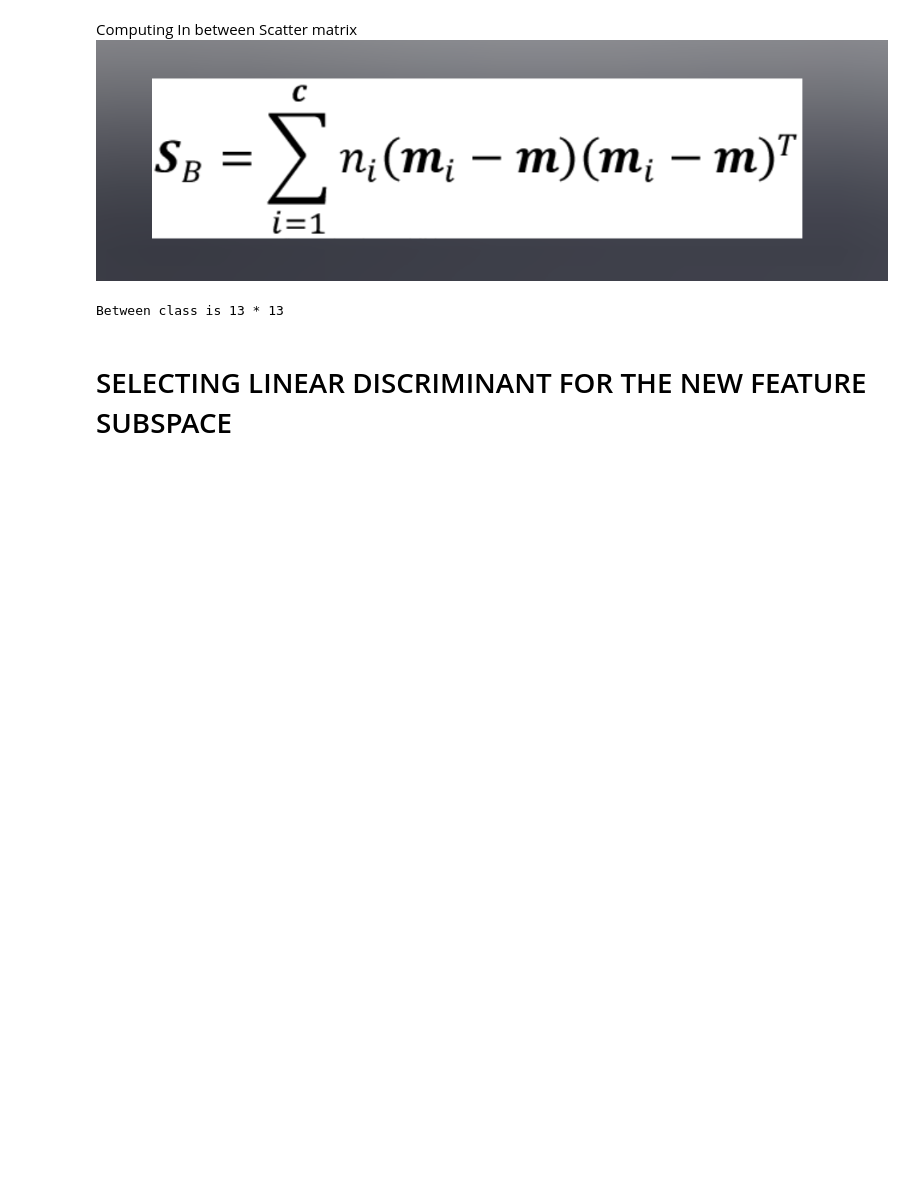
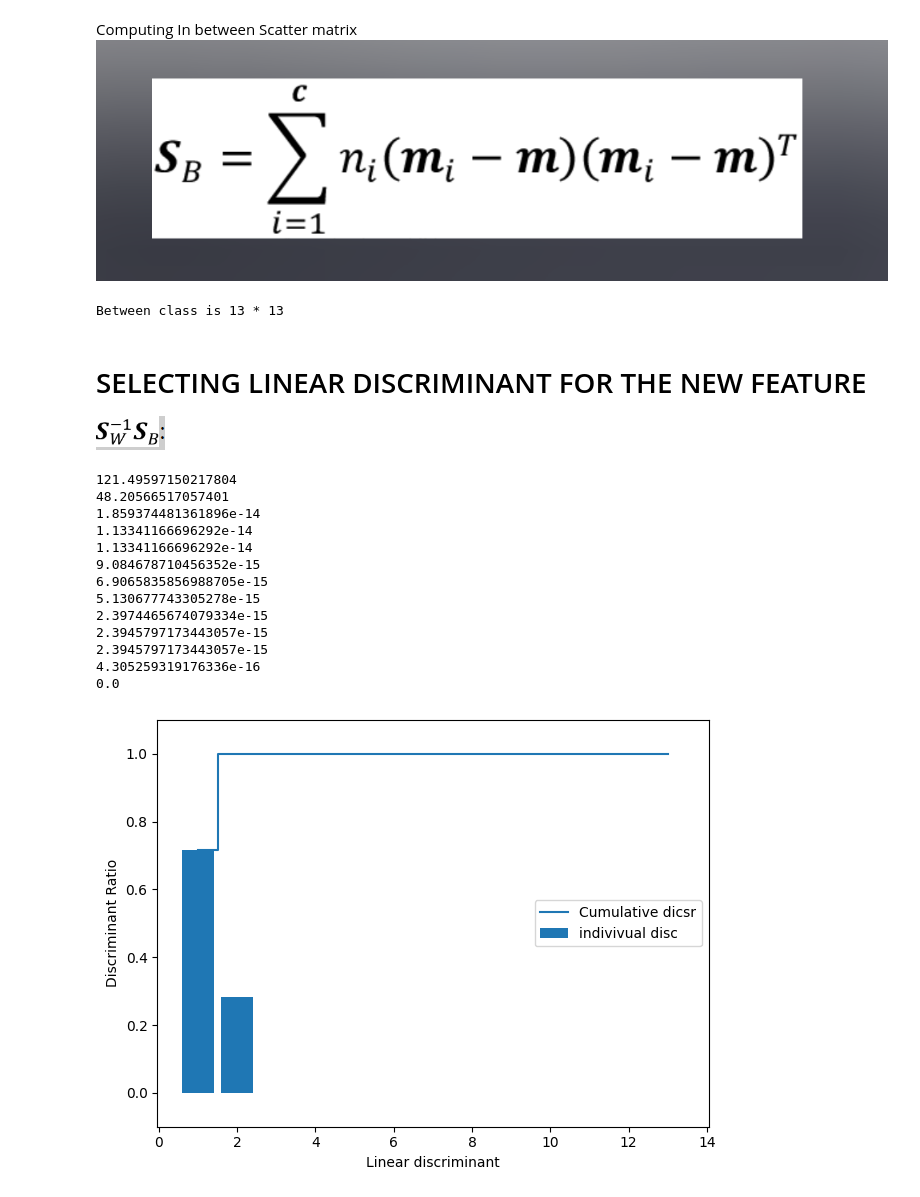
Before and after one commit to Wizard-hash2/Dimensionality-Reduction, a Jupyter notebook: Linear_discrim_analysi.ipynb, the cells around one changed output. Saved outputs shown, nothing was run; the diff lists cells and outputs as text; code cells hidden in the pictures; blank space fills up the shorter version.

```diff
--- a/Linear_discrim_analysi.ipynb
+++ b/Linear_discrim_analysi.ipynb
@@ -95,4 +95,44 @@ print(f'Between class is {S_B.shape[0]} * {S_B.shape[1]} ')
 # %% [output]
 Between class is 13 * 13
 # %% [markdown]
-# SELECTING LINEAR DISCRIMINANT FOR THE NEW FEATURE SUBSPACE
+# SELECTING LINEAR DISCRIMINANT FOR THE NEW FEATURE
+![image.png](attachment:image.png)
+# %%
+import matplotlib.pyplot as plt
+
+eigen_vals, eigen_vecs = np.linalg.eig(np.linalg.inv(S_w).dot(S_B))
+eigen_pairs = [(np.abs(eigen_vals[i]), eigen_vecs[:,i]) for i in range(len(eigen_vals))]
+eigen_pairs = sorted(eigen_pairs, key=lambda k: k[0], reverse=True)
+for eigen_val in eigen_pairs:
+    print(eigen_val[0])
+
+tot = sum(eigen_vals.real)
+
+discr = [(i / tot) for i in sorted(eigen_vals.real, reverse=True)]
+
+cum_disc = np.cumsum(discr)
+
+plt.bar(range(1,14), discr, align = 'center', label = 'indivivual disc')
+plt.step(range(1,14), cum_disc, where  = 'mid', label = "Cumulative dicsr")
+
+plt.ylabel("Discriminant Ratio")
+plt.xlabel("Linear discriminant")
+plt.ylim([-0.1,1.1])
+plt.legend(loc = "best")
+plt.tight_layout()
+plt.show()
+# %% [output]
+121.49597150217804
+48.20566517057401
+1.859374481361896e-14
+1.13341166696292e-14
+1.13341166696292e-14
+9.084678710456352e-15
+6.9065835856988705e-15
+5.130677743305278e-15
+2.3974465674079334e-15
+2.3945797173443057e-15
+2.3945797173443057e-15
+4.305259319176336e-16
+0.0
+[figure, added]
```
Also changed, not shown: parts of 4 cells of this notebook.
